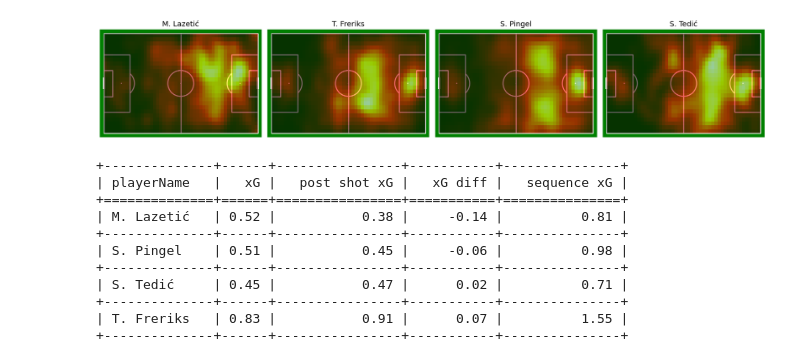
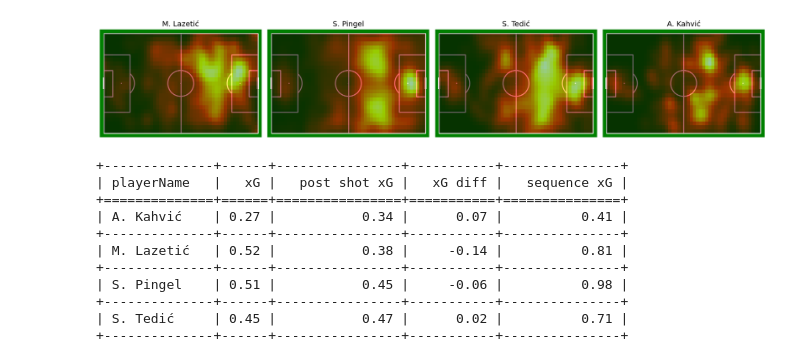
Before and after one commit to AC-Horsens/AC-Horsens-First-Team, a Jupyter notebook: Striker analysis.ipynb, the cells around one changed output. Cells and saved outputs as stored; diff of their text form; code cells hidden in the pictures.

```diff
--- a/Striker analysis.ipynb
+++ b/Striker analysis.ipynb
@@ -8,36 +8,36 @@ from scipy.ndimage import gaussian_filter
 df = pd.read_csv(r"C:\Users\Seamus-admin\Documents\GitHub\AC-Horsens-First-Team\Striker reports.csv")
 
 # Define players of interest
-players = ['M. Lazetić', 'T. Freriks', 'S. Pingel','S. Tedić']
+players = ['M. Lazetić', 'S. Pingel','S. Tedić','A. Kahvić']
 
 # Drop rows with missing coordinates
 df = df.dropna(subset=['x', 'y'])
 df = df[~((df['x'] == 0) & (df['y'] == 0))]
 df = df[~((df['x'].between(45, 55)) & (df['y'].between(45, 55)))]
 
 # Setup the figure and pitch
 fig, axs = plt.subplots(1, 4, figsize=(18, 6))
 pitch = Pitch(pitch_type='opta', pitch_color='green', line_color='white')
 
 # Loop over each player
 for ax, player in zip(axs, players):
     player_data = df[df['playerName'] == player]
 
     # Create bin statistics
     bin_statistic = pitch.bin_statistic(player_data['x'], player_data['y'], statistic='count', bins=(50, 25))
 
     # Smooth the statistic with a Gaussian filter
     bin_statistic['statistic'] = gaussian_filter(bin_statistic['statistic'], sigma=1.5)
 
     # Draw pitch and heatmap
     pitch.draw(ax=ax)
     pitch.heatmap(bin_statistic, ax=ax, cmap='hot', alpha=0.6)
     ax.set_title(player, fontsize=14)
 
 plt.tight_layout()
 plt.show()
 # %% [output]
-[figure, old version]
+[figure, new version]
 # %%
 import pandas as pd
 from tabulate import tabulate
@@ -50,7 +50,7 @@ df.rename(columns={'321.0': 'xG', '322.0': 'post_shot_xG'}, inplace=True)
 
 minutes_played = {
     'M. Lazetić': 1171,
-    'T. Freriks': 1423 + 53,
+    'A. Kahvić': 922,
     'S. Pingel': 3462 + 865 + 628 + 167,  # Total = 4955
     'S. Tedić': 1146 + 171,
 }
@@ -78,11 +78,11 @@ print(tabulate(per_90_summary, headers='keys', tablefmt='grid', showindex=False)
 +--------------+------+----------------+-----------+---------------+
 | playerName   |   xG |   post shot xG |   xG diff |   sequence xG |
 +==============+======+================+===========+===============+
+| A. Kahvić    | 0.27 |           0.34 |      0.07 |          0.41 |
++--------------+------+----------------+-----------+---------------+
 | M. Lazetić   | 0.52 |           0.38 |     -0.14 |          0.81 |
 +--------------+------+----------------+-----------+---------------+
 | S. Pingel    | 0.51 |           0.45 |     -0.06 |          0.98 |
 +--------------+------+----------------+-----------+---------------+
 | S. Tedić     | 0.45 |           0.47 |      0.02 |          0.71 |
 +--------------+------+----------------+-----------+---------------+
-| T. Freriks   | 0.83 |           0.91 |      0.07 |          1.55 |
-+--------------+------+----------------+-----------+---------------+
```
Also changed, not shown: 34 other files.
